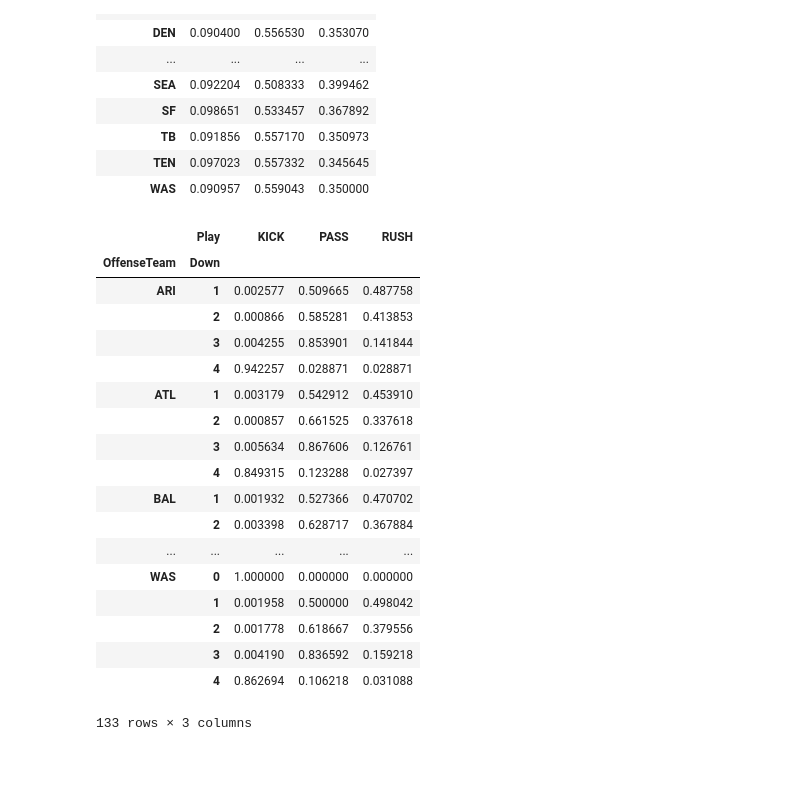
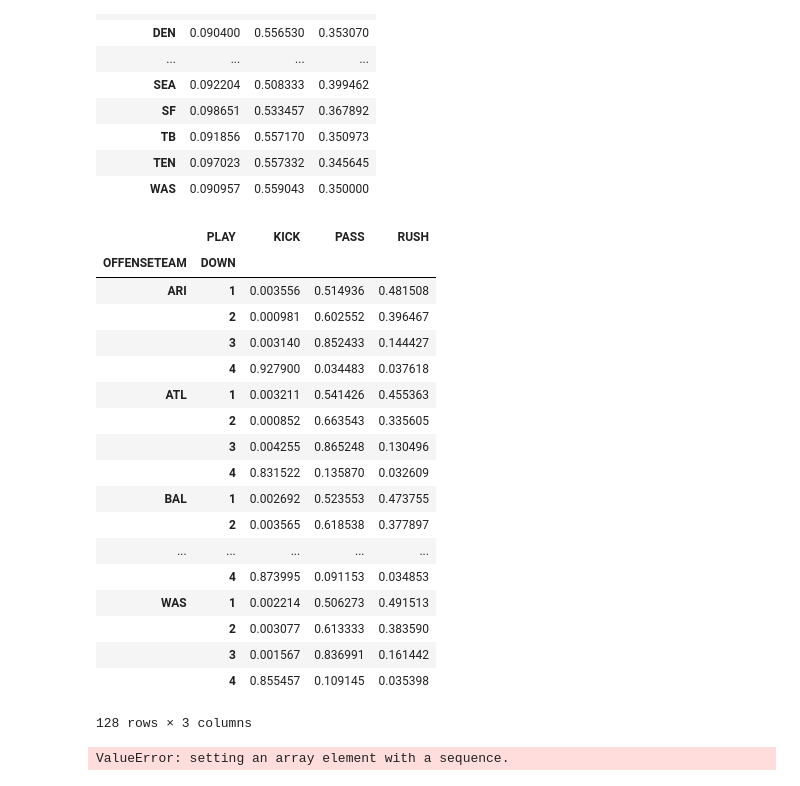
Before and after one commit to zreyn/nfl, a Jupyter notebook: notebooks/nfl-eda.ipynb, the cells around one changed output. Saved outputs shown, nothing was run; the diff lists cells and outputs as text; code cells hidden in the pictures.

```diff
--- a/notebooks/nfl-eda.ipynb
+++ b/notebooks/nfl-eda.ipynb
@@ -699,24 +699,29 @@ pd.crosstab(pbp.OffenseTeam, pbp.Play).apply(lambda x: x/x.sum(), axis=1)
 | TEN | 0.097023 | 0.557332 | 0.345645 |
 | WAS | 0.090957 | 0.559043 | 0.350000 |
 # %%
-pd.crosstab([pbp.OffenseTeam, pbp.Down], pbp.Play).apply(lambda x: x/x.sum(), axis=1)
+plays_by_down_and_team = pd.crosstab([pbp.OFFENSETEAM, pbp.DOWN], pbp.PLAY).apply(lambda x: x/x.sum(), axis=1)
+plays_by_down_and_team
 # %% [output]
-|  | Play | KICK | PASS | RUSH |
-| OffenseTeam | Down |  |  |  |
-| ARI | 1 | 0.002577 | 0.509665 | 0.487758 |
-|  | 2 | 0.000866 | 0.585281 | 0.413853 |
-|  | 3 | 0.004255 | 0.853901 | 0.141844 |
-|  | 4 | 0.942257 | 0.028871 | 0.028871 |
-| ATL | 1 | 0.003179 | 0.542912 | 0.453910 |
-|  | 2 | 0.000857 | 0.661525 | 0.337618 |
-|  | 3 | 0.005634 | 0.867606 | 0.126761 |
-|  | 4 | 0.849315 | 0.123288 | 0.027397 |
-| BAL | 1 | 0.001932 | 0.527366 | 0.470702 |
-|  | 2 | 0.003398 | 0.628717 | 0.367884 |
+|  | PLAY | KICK | PASS | RUSH |
+| OFFENSETEAM | DOWN |  |  |  |
+| ARI | 1 | 0.003556 | 0.514936 | 0.481508 |
+|  | 2 | 0.000981 | 0.602552 | 0.396467 |
+|  | 3 | 0.003140 | 0.852433 | 0.144427 |
+|  | 4 | 0.927900 | 0.034483 | 0.037618 |
+| ATL | 1 | 0.003211 | 0.541426 | 0.455363 |
+|  | 2 | 0.000852 | 0.663543 | 0.335605 |
+|  | 3 | 0.004255 | 0.865248 | 0.130496 |
+|  | 4 | 0.831522 | 0.135870 | 0.032609 |
+| BAL | 1 | 0.002692 | 0.523553 | 0.473755 |
+|  | 2 | 0.003565 | 0.618538 | 0.377897 |
 | ... | ... | ... | ... | ... |
-| WAS | 0 | 1.000000 | 0.000000 | 0.000000 |
-|  | 1 | 0.001958 | 0.500000 | 0.498042 |
-|  | 2 | 0.001778 | 0.618667 | 0.379556 |
-|  | 3 | 0.004190 | 0.836592 | 0.159218 |
-|  | 4 | 0.862694 | 0.106218 | 0.031088 |
+|  | 4 | 0.873995 | 0.091153 | 0.034853 |
+| WAS | 1 | 0.002214 | 0.506273 | 0.491513 |
+|  | 2 | 0.003077 | 0.613333 | 0.383590 |
+|  | 3 | 0.001567 | 0.836991 | 0.161442 |
+|  | 4 | 0.855457 | 0.109145 | 0.035398 |
-133 rows × 3 columns
+128 rows × 3 columns
+# %%
+plt.plot(plays_by_down_and_team)
+# %% [output]
+ValueError: setting an array element with a sequence.
```
Also changed, not shown: 2 other files.
